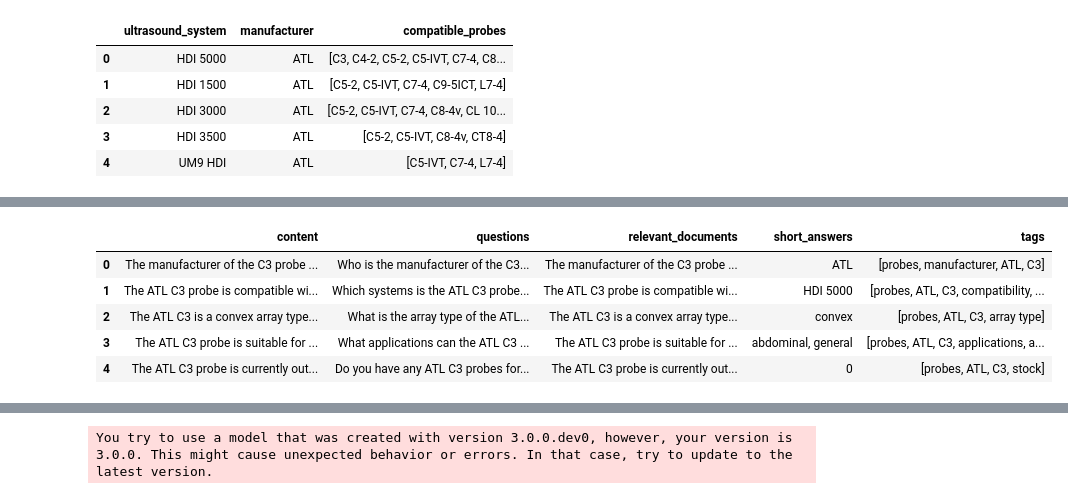
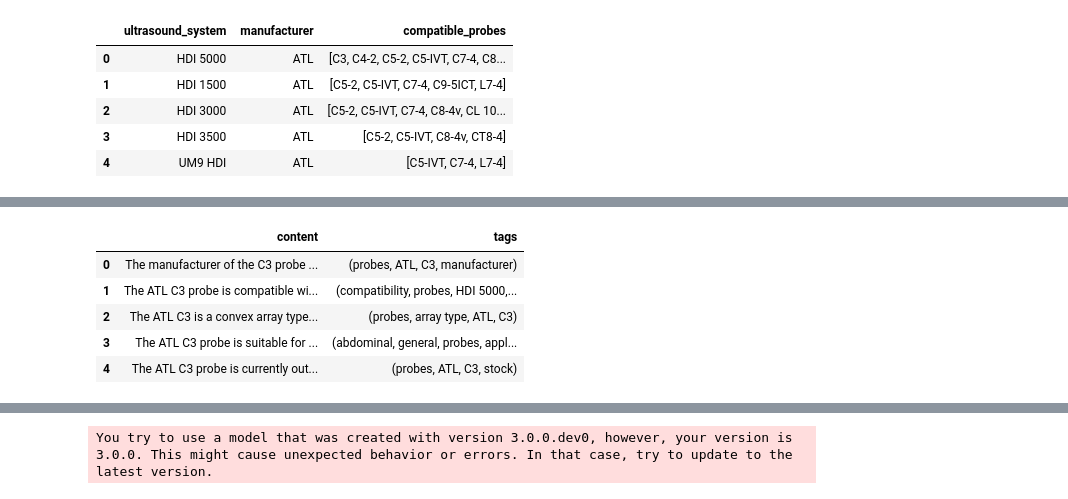
Before and after one commit to dennisvdang/QA-Retrieval-System, a Jupyter notebook: notebooks/qa_system.ipynb, the cells around one changed output, grey strips where cells are left out. Drawn from its saved outputs; the diff is of its cells as text; code cells hidden in the pictures.

```diff
--- a/notebooks/qa_system.ipynb
+++ b/notebooks/qa_system.ipynb
@@ -56,128 +70,90 @@ systems_df.head()
 # %%
-# Function to generate probe descriptions, questions, answers, and relevant documents
+# Function to generate probe descriptions and tags
 def generate_probe_info(row):
     """
-    This function takes a row from the probes_df DataFrame and generates lists of probe descriptions, questions, answers, relevant documents, and tags.
+    This function takes a row from the probes_df DataFrame and generates lists of probe descriptions and tags.
     """
     descriptions = []
-    questions = []
-    answers = []
-    relevant_documents = []
     tags = []
 
     # Manufacturer
     descriptions.append(f"The manufacturer of the {row['Probe_Model']} probe is {row['Manufacturer']}.")
-    questions.append(f"Who is the manufacturer of the {row['Probe_Model']} probe?")
-    answers.append(row['Manufacturer'])
-    relevant_documents.append(f"The manufacturer of the {row['Probe_Model']} probe is {row['Manufacturer']}.")
-    tags.append(['probes', 'manufacturer', row['Manufacturer'], row['Probe_Model']])
+    tags.append(frozenset(['probes', 'manufacturer', row['Manufacturer'], row['Probe_Model']]))
 
     # Cartridge Connection
     if row['Cartridge_Connection'] == 1:
-        questions.append(f"Does the {row['Manufacturer']} {row['Probe_Model']} have a cartridge connector?")
         descriptions.append(f"The {row['Manufacturer']} {row['Probe_Model']} probe has a variant with a cartridge connection.")
-        relevant_documents.append(f"The {row['Manufacturer']} {row['Probe_Model']} probe has a variant with a cartridge connection.")
-        answers.append(row['Cartridge_Connection'])
-        tags.append(['probes', row['Manufacturer'], row['Probe_Model'], 'connection'])
+        tags.append(frozenset(['probes', row['Manufacturer'], row['Probe_Model'], 'connection']))
 
     # Compatible Systems
     compatible_systems = ', '.join(row['Compatible_Systems'])
     descriptions.append(f"The {row['Manufacturer']} {row['Probe_Model']} probe is compatible with the following systems: {compatible_systems}.")
-    questions.append(f"Which systems is the {row['Manufacturer']} {row['Probe_Model']} probe compatible with?")
-    answers.append(compatible_systems)
-    relevant_documents.append(f"The {row['Manufacturer']} {row['Probe_Model']} probe is compatible with the following systems: {compatible_systems}.")
-    tags.append(['probes', row['Manufacturer'], row['Probe_Model'], 'compatibility', compatible_systems])
+    tags.append(frozenset(['probes', row['Manufacturer'], row['Probe_Model'], 'compatibility', compatible_systems]))
 
     # Array Type
     descriptions.append(f"The {row['Manufacturer']} {row['Probe_Model']} is a {row['Array_Type']} array type probe.")
-    questions.append(f"What is the array type of the {row['Manufacturer']} {row['Probe_Model']} probe?")
-    answers.append(row['Array_Type'])
-    relevant_documents.append(f"The {row['Manufacturer']} {row['Probe_Model']} is a {row['Array_Type']} array type probe.")
-    tags.append(['probes', row['Manufacturer'], row['Probe_Model'], 'array type'])
+    tags.append(frozenset(['probes', row['Manufacturer'], row['Probe_Model'], 'array type']))
 
     # Applications
     applications = ', '.join(row['Applications'])
     descriptions.append(f"The {row['Manufacturer']} {row['Probe_Model']} probe is suitable for the following applications: {applications}.")
-    questions.append(f"What applications can the {row['Manufacturer']} {row['Probe_Model']} probe be used for?")
-    answers.append(applications)
-    relevant_documents.append(f"The {row['Manufacturer']} {row['Probe_Model']} probe is suitable for the following applications: {applications}.")
-    tags.append(['probes', row['Manufacturer'], row['Probe_Model'], "applications", applications])
+    tags.append(frozenset(['probes', row['Manufacturer'], row['Probe_Model'], "applications", applications]))
 
     # Stock
     if row['Stock'] > 0:
         descriptions.append(f"The {row['Manufacturer']} {row['Probe_Model']} probe is currently in stock and available for sale.")
     else:
         descriptions.append(f"The {row['Manufacturer']} {row['Probe_Model']} probe is currently out of stock or not available for sale.")
-    questions.append(f"Do you have any {row['Manufacturer']} {row['Probe_Model']} probes for sale?")
-    answers.append(row['Stock'])
-    relevant_documents.append(f"The {row['Manufacturer']} {row['Probe_Model']} probe is currently {'in stock and available for sale' if row['Stock'] > 0 else 'out of stock or not available for sale'}.")
-    tags.append(['probes', row['Manufacturer'], row['Probe_Model'], 'stock'])
+    tags.append(frozenset(['probes', row['Manufacturer'], row['Probe_Model'], 'stock']))
 
     # Frequency Range
     descriptions.append(f"The frequency range of the {row['Manufacturer']} {row['Probe_Model']} probe is {row['Min_Frequency']} - {row['Max_Frequency']} MHz.")
-    questions.append(f"What is the frequency range of the {row['Manufacturer']} {row['Probe_Model']} probe?")
-    answers.append(f"{row['Min_Frequency']} - {row['Max_Frequency']} MHz")
-    relevant_documents.append(f"The frequency range of the {row['Manufacturer']} {row['Probe_Model']} probe is {row['Min_Frequency']} - {row['Max_Frequency']} MHz.")
-    tags.append(['probes', row['Manufacturer'], row['Probe_Model'], 'frequency'])
+    tags.append(frozenset(['probes', row['Manufacturer'], row['Probe_Model'], 'frequency']))
 
-    return descriptions, questions, answers, relevant_documents, tags
+    return descriptions, tags
 
+# Function to generate system descriptions and tags
 def generate_system_description(row):
     """
-    This function takes a row from the systems_df DataFrame and generates lists of system descriptions, questions, answers, relevant documents, and tags.
+    This function takes a row from the systems_df DataFrame and generates lists of system descriptions and tags.
     """
     descriptions = []
-    questions = []
-    answers = []
-    relevant_documents = []
     tags = []
 
     # System manufacturer
     description = f"The {row['ultrasound_system']} ultrasound system is made by {row['manufacturer']}."
     descriptions.append(description)
-    questions.append(f"Who is the manufacturer of the {row['ultrasound_system']} ultrasound system?")
-    answers.append(row['manufacturer'])
-    relevant_documents.append(description)
-    tags.append([row['manufacturer'], row['ultrasound_system'], 'manufacturer', 'systems'])
+    tags.append(frozenset([row['manufacturer'], row['ultrasound_system'], 'manufacturer', 'systems']))
 
     # System compatible probes
     compatible_probes = ', '.join(row['compatible_probes'])
     description = f"The {row['manufacturer']} {row['ultrasound_system']} ultrasound system is compatible with the following {row['manufacturer']} probes: {compatible_probes}."
     descriptions.append(description)
-    questions.append(f"Which probes is the {row['manufacturer']} {row['ultrasound_system']} ultrasound system compatible with?")
-    answers.append(compatible_probes)
-    relevant_documents.append(description)
-    tags.append([row['manufacturer'], row['ultrasound_system'], 'compatibility', 'systems', compatible_probes])
+    tags.append(frozenset([row['manufacturer'], row['ultrasound_system'], 'compatibility', 'systems', compatible_probes]))
 
-    return descriptions, questions, answers, relevant_documents, tags
+    return descriptions, tags
 
 # Apply the probe function and directly unpack into separate lists
-probe_descriptions, probe_questions, probe_answers, probe_relevant_documents, probe_tags = zip(*probes_df.apply(generate_probe_info, axis=1))
+probe_descriptions, probe_tags = zip(*probes_df.apply(generate_probe_info, axis=1))
 
 # Apply the system function and directly unpack into separate lists
-system_descriptions, system_questions, system_answers, system_relevant_documents, system_tags = zip(*systems_df.apply(generate_system_description, axis=1))
+system_descriptions, system_tags = zip(*systems_df.apply(generate_system_description, axis=1))
 
 # Flatten the lists since each element is a list of items
 all_contents = [item for sublist in (probe_descriptions + system_descriptions) for item in sublist]
-all_questions = [item for sublist in (probe_questions + system_questions) for item in sublist]
-all_answers = [item for sublist in (probe_answers + system_answers) for item in sublist]
-all_relevant_documents = [item for sublist in (probe_relevant_documents + system_relevant_documents) for item in sublist]
 all_tags = [item for sublist in (probe_tags + system_tags) for item in sublist]
 
 # Create a DataFrame from these lists
-documents_df = pd.DataFrame({
+documents = pd.DataFrame({
     'content': all_contents,
-    'questions': all_questions,
-    'relevant_documents': all_relevant_documents,
-    'short_answers': all_answers,
     'tags': all_tags
 })
 
-documents_df.head()
+documents.head()
 # %% [output]
-|  | content | questions | relevant_documents | short_answers | tags |
-| 0 | The manufacturer of the C3 probe ... | Who is the manufacturer of the C3... | The manufacturer of the C3 probe ... | ATL | [probes, manufacturer, ATL, C3] |
-| 1 | The ATL C3 probe is compatible wi... | Which systems is the ATL C3 probe... | The ATL C3 probe is compatible wi... | HDI 5000 | [probes, ATL, C3, compatibility, ... |
-| 2 | The ATL C3 is a convex array type... | What is the array type of the ATL... | The ATL C3 is a convex array type... | convex | [probes, ATL, C3, array type] |
-| 3 | The ATL C3 probe is suitable for ... | What applications can the ATL C3 ... | The ATL C3 probe is suitable for ... | abdominal, general | [probes, ATL, C3, applications, a... |
-| 4 | The ATL C3 probe is currently out... | Do you have any ATL C3 probes for... | The ATL C3 probe is currently out... | 0 | [probes, ATL, C3, stock] |
+|  | content | tags |
+| 0 | The manufacturer of the C3 probe ... | (probes, ATL, C3, manufacturer) |
+| 1 | The ATL C3 probe is compatible wi... | (compatibility, probes, HDI 5000,... |
+| 2 | The ATL C3 is a convex array type... | (probes, array type, ATL, C3) |
+| 3 | The ATL C3 probe is suitable for ... | (abdominal, general, probes, appl... |
+| 4 | The ATL C3 probe is currently out... | (probes, ATL, C3, stock) |
```
Also changed, not shown: parts of 34 cells of this notebook, 44 other files.
